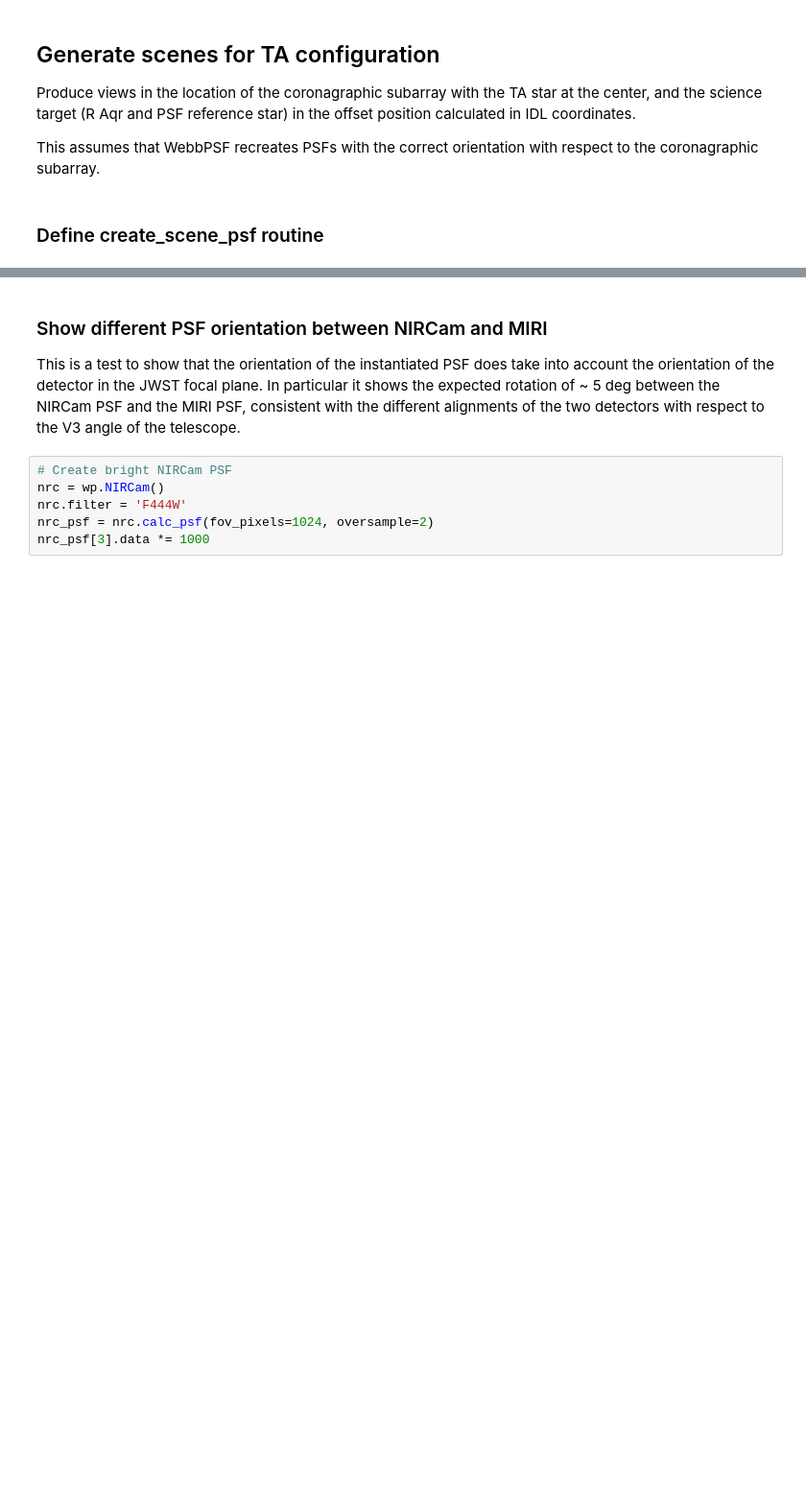
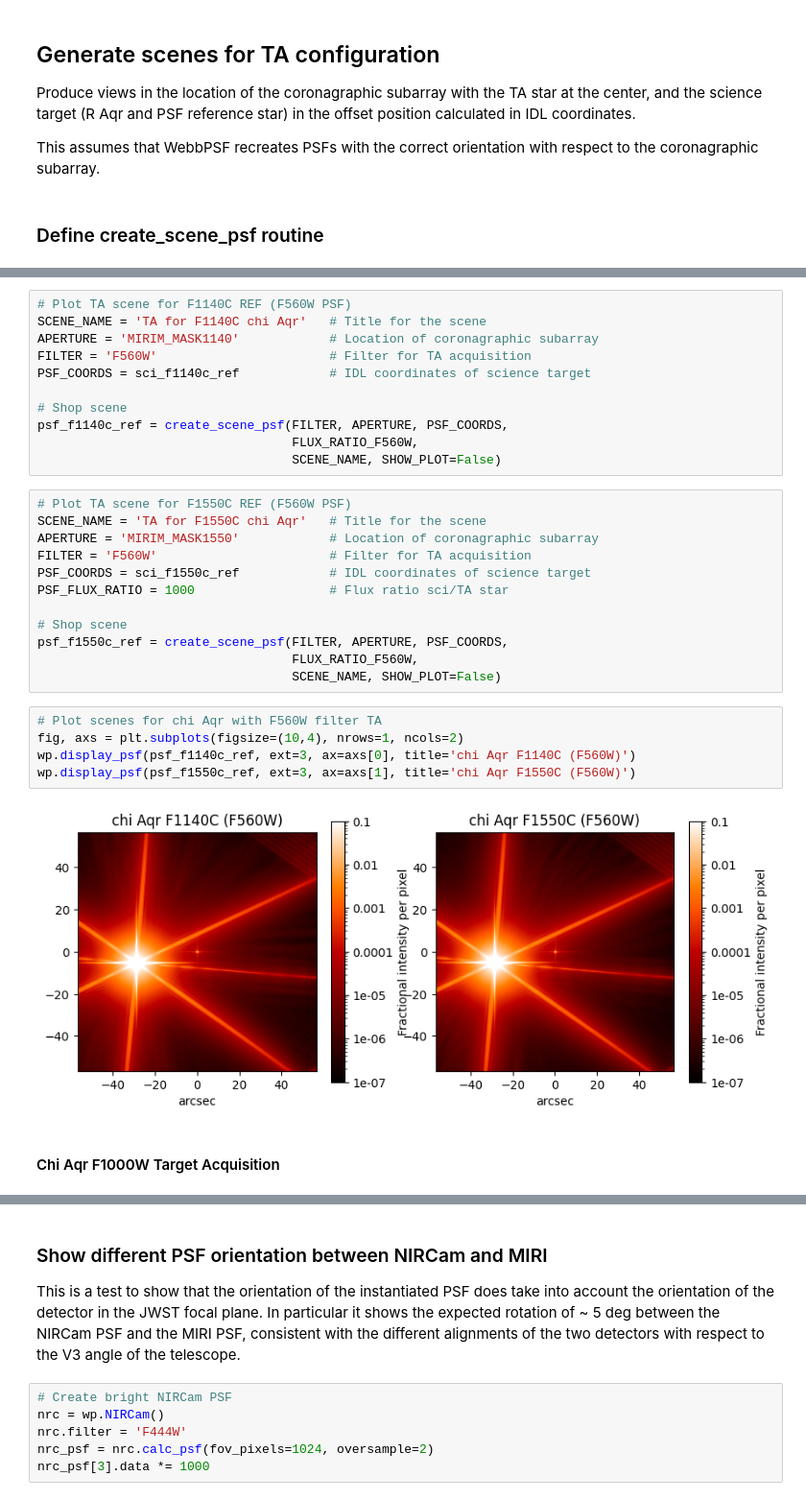
Before and after one commit to mmarengo/jwst_offset, a Jupyter notebook: offsets_apt_sequence.ipynb, the cells around one changed output, grey strips where cells are left out. Shown at 96% size. Drawn from its saved outputs; the diff is of its cells as text; blank space fills up the shorter version.

```diff
--- a/offsets_apt_sequence.ipynb
+++ b/offsets_apt_sequence.ipynb
@@ -692,0 +830,32 @@ create_scene_psf(FILTER, APERTURE, PSF_COORDS, PSF_FLUX_RATIO, SCENE_NAME)
+# %%
+# Plot TA scene for F1140C REF (F560W PSF)
+SCENE_NAME = 'TA for F1140C chi Aqr'   # Title for the scene
+APERTURE = 'MIRIM_MASK1140'            # Location of coronagraphic subarray
+FILTER = 'F560W'                       # Filter for TA acquisition
+PSF_COORDS = sci_f1140c_ref            # IDL coordinates of science target
+
+# Shop scene
+psf_f1140c_ref = create_scene_psf(FILTER, APERTURE, PSF_COORDS,
+                                  FLUX_RATIO_F560W,
+                                  SCENE_NAME, SHOW_PLOT=False)
+# %%
+# Plot TA scene for F1550C REF (F560W PSF)
+SCENE_NAME = 'TA for F1550C chi Aqr'   # Title for the scene
+APERTURE = 'MIRIM_MASK1550'            # Location of coronagraphic subarray
+FILTER = 'F560W'                       # Filter for TA acquisition
+PSF_COORDS = sci_f1550c_ref            # IDL coordinates of science target
+PSF_FLUX_RATIO = 1000                  # Flux ratio sci/TA star
+
+# Shop scene
+psf_f1550c_ref = create_scene_psf(FILTER, APERTURE, PSF_COORDS,
+                                  FLUX_RATIO_F560W,
+                                  SCENE_NAME, SHOW_PLOT=False)
+# %%
+# Plot scenes for chi Aqr with F560W filter TA
+fig, axs = plt.subplots(figsize=(10,4), nrows=1, ncols=2)
+wp.display_psf(psf_f1140c_ref, ext=3, ax=axs[0], title='chi Aqr F1140C (F560W)')
+wp.display_psf(psf_f1550c_ref, ext=3, ax=axs[1], title='chi Aqr F1550C (F560W)')
+# %% [output]
+[figure, added]
+# %% [markdown]
+#### Chi Aqr F1000W Target Acquisition
```
Also changed, not shown: parts of 34 cells of this notebook, 1 other file.
